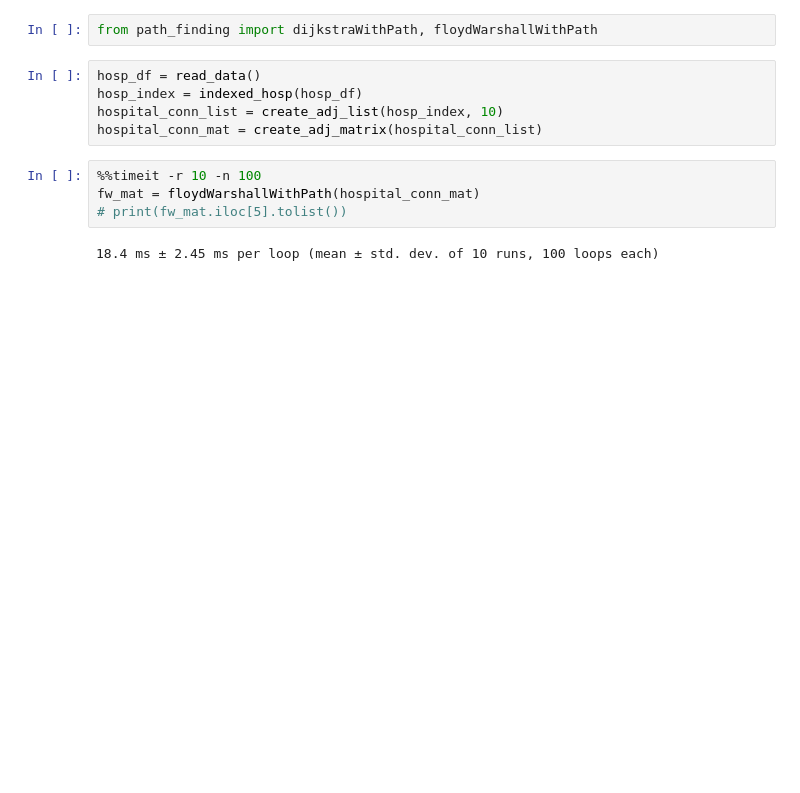
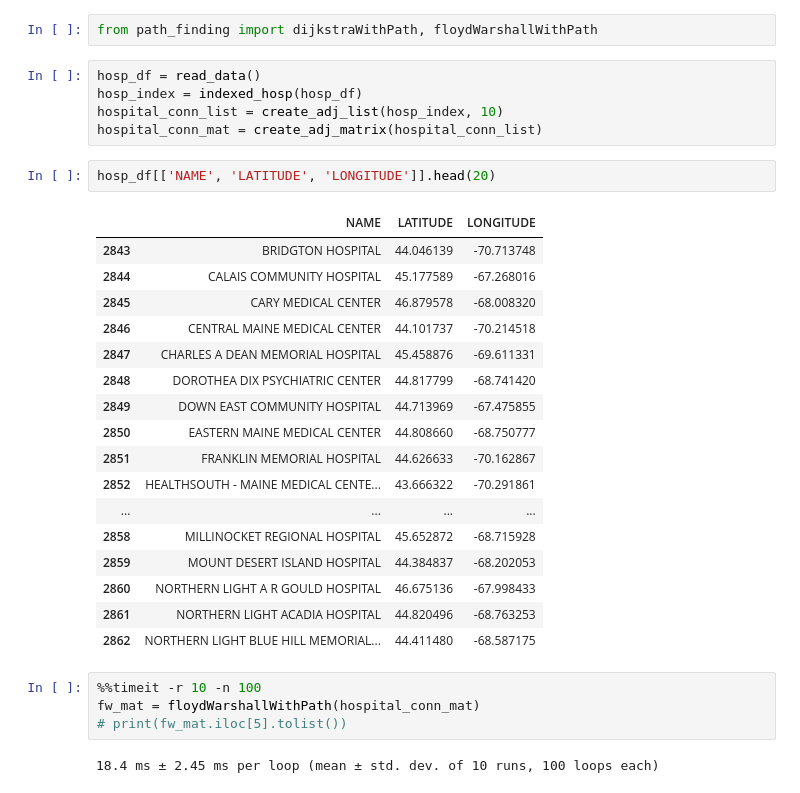
Before and after one commit to rahiljhaveri/CS5800-Fall-2023-Project, a Jupyter notebook: project_analysis.ipynb, the cells around one changed output. Saved outputs shown, nothing was run; the diff lists cells and outputs as text; blank space fills up the shorter version.

```diff
--- a/project_analysis.ipynb
+++ b/project_analysis.ipynb
@@ -7,6 +7,26 @@ hosp_df = read_data()
 hosp_index = indexed_hosp(hosp_df)
 hospital_conn_list = create_adj_list(hosp_index, 10)
 hospital_conn_mat = create_adj_matrix(hospital_conn_list)
+# %%
+hosp_df[['NAME', 'LATITUDE', 'LONGITUDE']].head(20)
+# %% [output]
+|  | NAME | LATITUDE | LONGITUDE |
+| 2843 | BRIDGTON HOSPITAL | 44.046139 | -70.713748 |
+| 2844 | CALAIS COMMUNITY HOSPITAL | 45.177589 | -67.268016 |
+| 2845 | CARY MEDICAL CENTER | 46.879578 | -68.008320 |
+| 2846 | CENTRAL MAINE MEDICAL CENTER | 44.101737 | -70.214518 |
+| 2847 | CHARLES A DEAN MEMORIAL HOSPITAL | 45.458876 | -69.611331 |
+| 2848 | DOROTHEA DIX PSYCHIATRIC CENTER | 44.817799 | -68.741420 |
+| 2849 | DOWN EAST COMMUNITY HOSPITAL | 44.713969 | -67.475855 |
+| 2850 | EASTERN MAINE MEDICAL CENTER | 44.808660 | -68.750777 |
+| 2851 | FRANKLIN MEMORIAL HOSPITAL | 44.626633 | -70.162867 |
+| 2852 | HEALTHSOUTH - MAINE MEDICAL CENTE... | 43.666322 | -70.291861 |
+| ... | ... | ... | ... |
+| 2858 | MILLINOCKET REGIONAL HOSPITAL | 45.652872 | -68.715928 |
+| 2859 | MOUNT DESERT ISLAND HOSPITAL | 44.384837 | -68.202053 |
+| 2860 | NORTHERN LIGHT A R GOULD HOSPITAL | 46.675136 | -67.998433 |
+| 2861 | NORTHERN LIGHT ACADIA HOSPITAL | 44.820496 | -68.763253 |
+| 2862 | NORTHERN LIGHT BLUE HILL MEMORIAL... | 44.411480 | -68.587175 |
 # %%
 %%timeit -r 10 -n 100
 fw_mat = floydWarshallWithPath(hospital_conn_mat)
```
Also changed, not shown: parts of 3 cells of this notebook, 1 other file.
